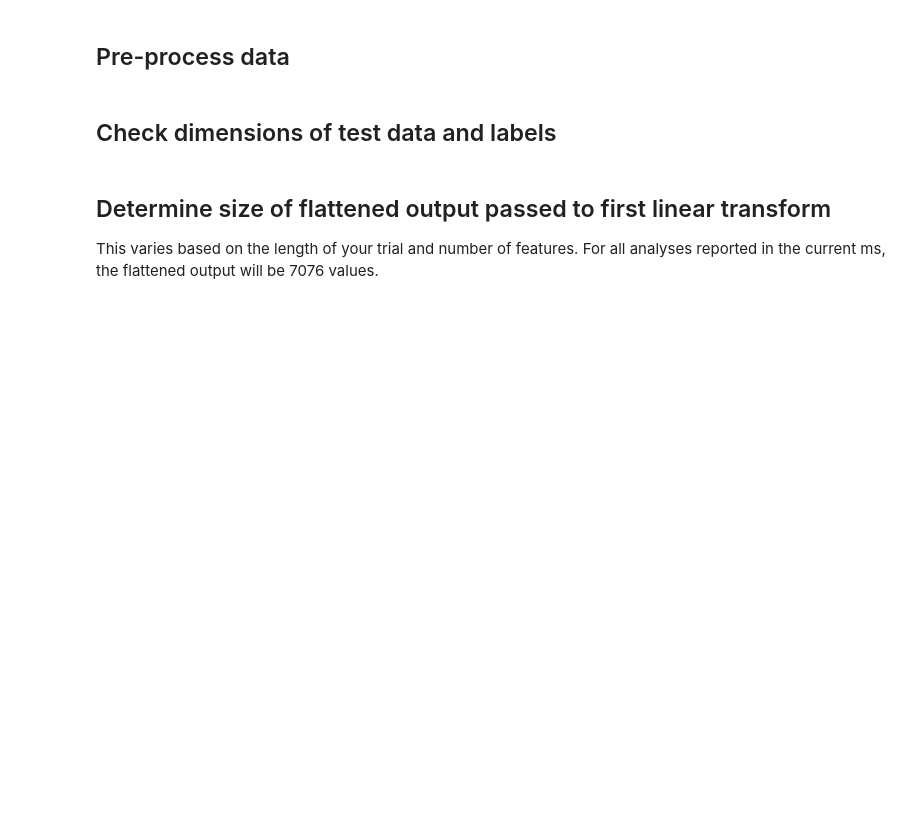
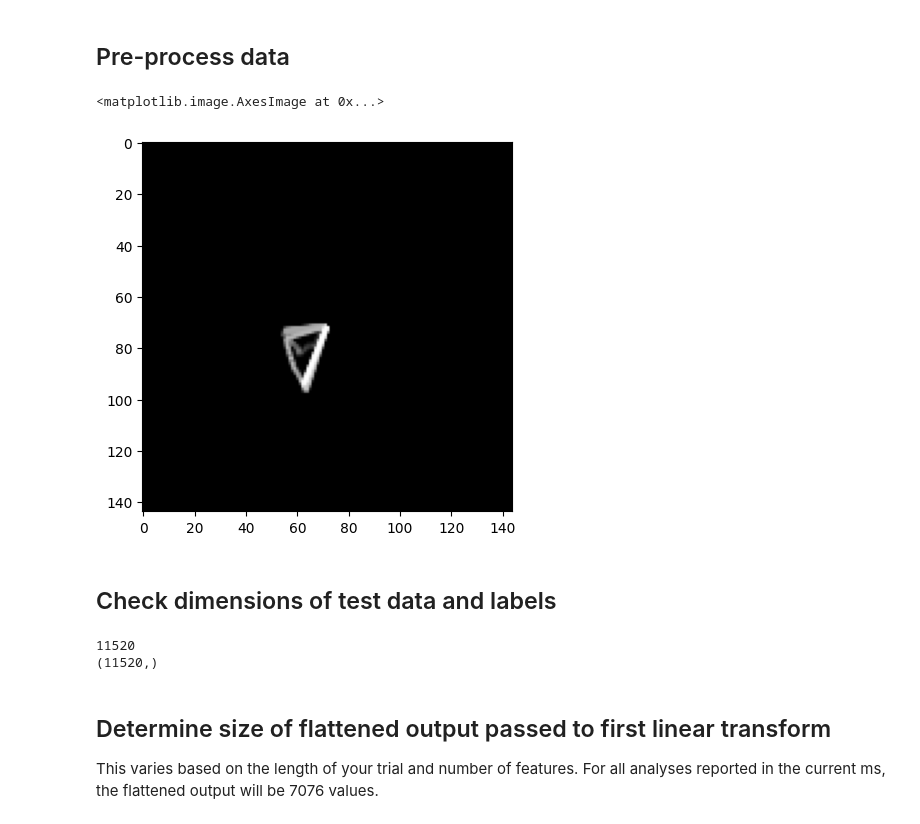
Before and after one commit to nicholasdcrotty/CDVMBG_BRM_CNNOculomotorAnalysis, a Jupyter notebook: analysisForReplication/CDVMBG_BRM_CNNBasedAnalysis_ForReplication.ipynb, the cells around one changed output. Cells and saved outputs as stored; diff of their text form; code cells hidden in the pictures; blank space fills up the shorter version.

```diff
--- a/analysisForReplication/CDVMBG_BRM_CNNBasedAnalysis_ForReplication.ipynb
+++ b/analysisForReplication/CDVMBG_BRM_CNNBasedAnalysis_ForReplication.ipynb
@@ -258,7 +291,8 @@ print(labels.head())
 # %% [markdown]
 ## Remove trials with missing eye data
 # %%
-# origin = [2559/2,1439/2]
+screenRes = [2559,1439]
+origin = [2559/2,1439/2]
 # missingTrials = []
 # for r in range(0, len(data)):
 #   missingSamplesX = data[r,0,:] == origin[0]
@@ -288,9 +322,10 @@ testCounter = 0
 
 for i in range(0, len(data)):
 #render trace of eye position
-  dataMatrix = render_trace(data[i,0,:], data[i,1,:], lw=1, xlim=(-1.1, 1.1), ylim=(-1.1, 1.1))
+  dataMatrix = render_trace(data[i,0,:], data[i,1,:], lw=1, xlim=(0, screenRes[0]), ylim=(0, screenRes[1]))
+  #plt.imshow(dataMatrix, cmap='gray')
   dataMatrixNorm = torch.from_numpy(dataMatrix).float() / 255
-  dataImage = transforms.ToPILImage(dataMatrixNorm.repeat(3,1,1))
+  dataImage = dataMatrixNorm.repeat(3,1,1)
 
   if i % 3 == 0: #every third trial, add data and label to validation set
     test_data.append(dataImage)
@@ -311,19 +371,28 @@ test_labels = pd.Series(test_labels)
 # %%
 # #transform numpy data to tensor
 # training_data = torch.from_numpy(training_data)
 # test_data = torch.from_numpy(test_data)
 
 # #change to float type - more easily handled by training + test loops
 # training_data = training_data.float()
 # test_data = test_data.float()
+#plt.imshow(test_data[0][0,:,:], cmap='gray')
+plt.imshow(test_data[3000][1,:,:], cmap='gray')
+#plt.imshow(test_data[0][2,:,:], cmap='gray')
+# %% [output]
+<matplotlib.image.AxesImage at 0x...>
+[figure, added]
 # %% [markdown]
 ## Check dimensions of test data and labels
 # %%
-print(test_data)
+print(len(test_data))
 #trials, features, samples
 #print(training_data[1,:,:].shape)
 print(test_labels.shape)
 # 1-dimensional tensor of identical length to rows of test data
+# %% [output]
+11520
+(11520,)
 # %% [markdown]
 ## Determine size of flattened output passed to first linear transform
 
```
Also changed, not shown: parts of 15 cells of this notebook.
